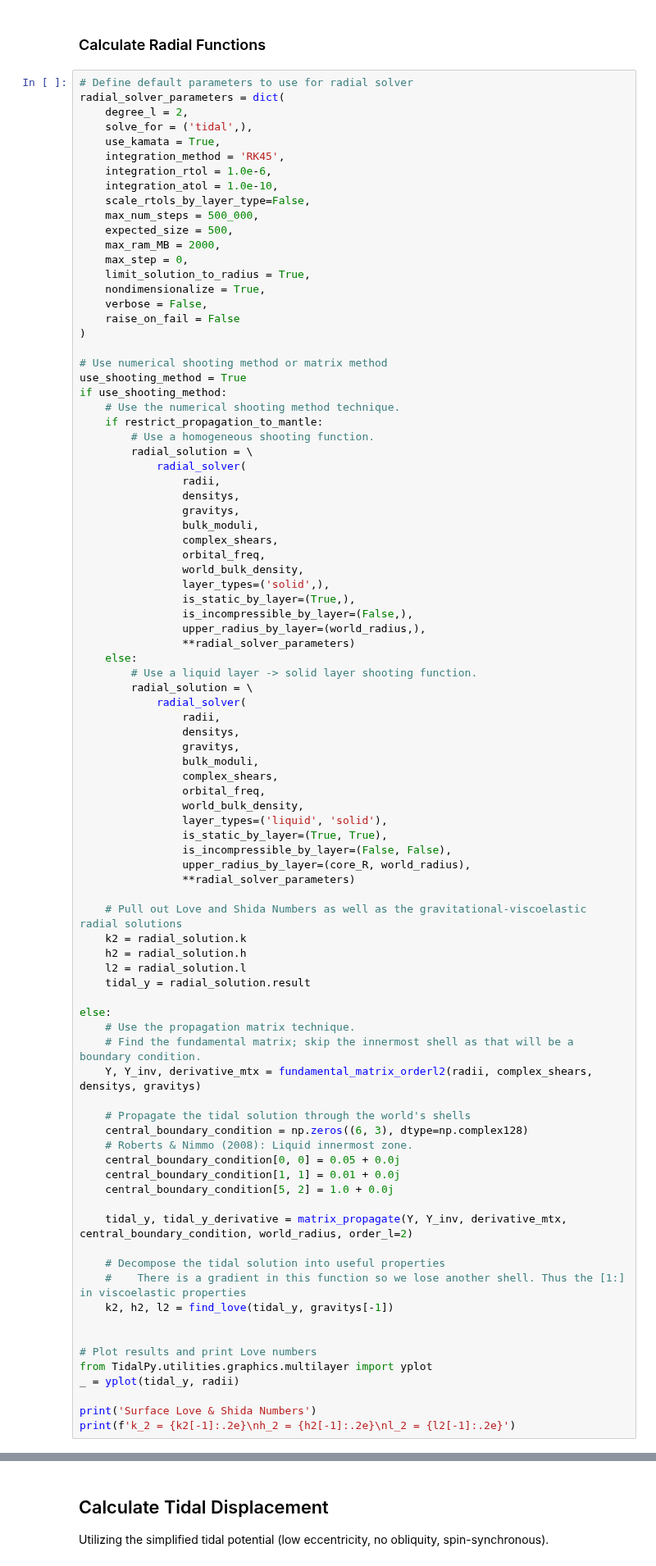
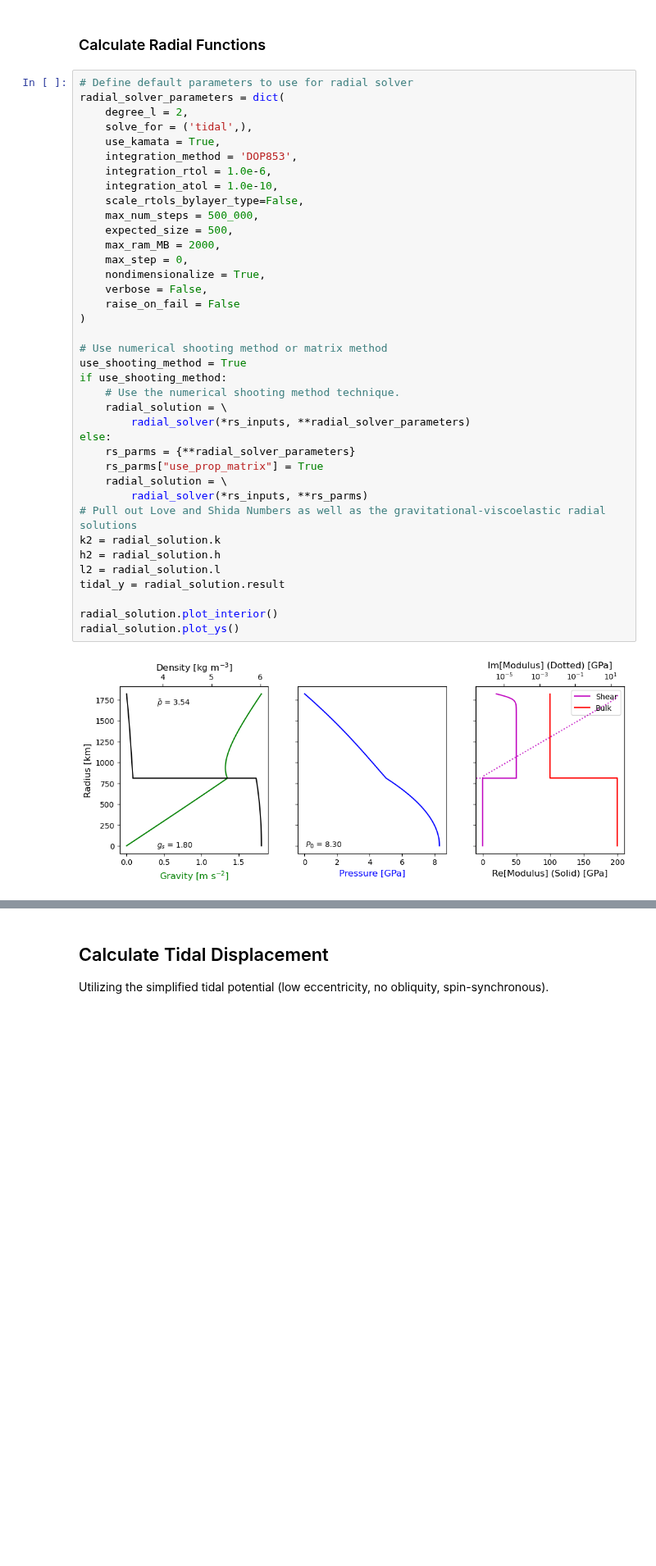
Before and after one commit to jrenaud90/TidalPy, a Jupyter notebook: Demos/6 - Multilayer Heating.ipynb, the cells around one changed output, grey strips where cells are left out. Shown at 82% size. Cells and saved outputs as stored; diff of their text form; blank space fills up the shorter version.

```diff
--- a/Demos/6 - Multilayer Heating.ipynb
+++ b/Demos/6 - Multilayer Heating.ipynb
@@ -225,88 +110,40 @@ array([  16530.6122449 ,   32723.86505623,   48917.11786756,
 # %%
 # Define default parameters to use for radial solver
 radial_solver_parameters = dict(
     degree_l = 2,
     solve_for = ('tidal',),
     use_kamata = True,
-    integration_method = 'RK45',
+    integration_method = 'DOP853',
     integration_rtol = 1.0e-6,
     integration_atol = 1.0e-10,
-    scale_rtols_by_layer_type=False,
+    scale_rtols_bylayer_type=False,
     max_num_steps = 500_000,
     expected_size = 500,
     max_ram_MB = 2000,
     max_step = 0,
-    limit_solution_to_radius = True,
     nondimensionalize = True,
     verbose = False,
     raise_on_fail = False
 )
 
 # Use numerical shooting method or matrix method
 use_shooting_method = True
 if use_shooting_method:
     # Use the numerical shooting method technique.
-    if restrict_propagation_to_mantle:
-        # Use a homogeneous shooting function.
-        radial_solution = \
-            radial_solver(
-                radii,
-                densitys,
-                gravitys,
-                bulk_moduli,
-                complex_shears,
-                orbital_freq,
-                world_bulk_density,
-                layer_types=('solid',),
-                is_static_by_layer=(True,),
-                is_incompressible_by_layer=(False,),
-                upper_radius_by_layer=(world_radius,),
-                **radial_solver_parameters)
-    else:
-        # Use a liquid layer -> solid layer shooting function.
-        radial_solution = \
-            radial_solver(
-                radii,
-                densitys,
-                gravitys,
-                bulk_moduli,
-                complex_shears,
-                orbital_freq,
-                world_bulk_density,
-                layer_types=('liquid', 'solid'),
-                is_static_by_layer=(True, True),
-                is_incompressible_by_layer=(False, False),
-                upper_radius_by_layer=(core_R, world_radius),
-                **radial_solver_parameters)
+    radial_solution = \
+        radial_solver(*rs_inputs, **radial_solver_parameters)
+else:
+    rs_parms = {**radial_solver_parameters}
+    rs_parms["use_prop_matrix"] = True
+    radial_solution = \
+        radial_solver(*rs_inputs, **rs_parms)
+# Pull out Love and Shida Numbers as well as the gravitational-viscoelastic radial solutions
+k2 = radial_solution.k
+h2 = radial_solution.h
+l2 = radial_solution.l
+tidal_y = radial_solution.result
 
-    # Pull out Love and Shida Numbers as well as the gravitational-viscoelastic radial solutions
-    k2 = radial_solution.k
-    h2 = radial_solution.h
-    l2 = radial_solution.l
-    tidal_y = radial_solution.result
-
-else:
-    # Use the propagation matrix technique.
-    # Find the fundamental matrix; skip the innermost shell as that will be a boundary condition.
-    Y, Y_inv, derivative_mtx = fundamental_matrix_orderl2(radii, complex_shears, densitys, gravitys)
-
-    # Propagate the tidal solution through the world's shells
-    central_boundary_condition = np.zeros((6, 3), dtype=np.complex128)
-    # Roberts & Nimmo (2008): Liquid innermost zone.
-    central_boundary_condition[0, 0] = 0.05 + 0.0j
-    central_boundary_condition[1, 1] = 0.01 + 0.0j
-    central_boundary_condition[5, 2] = 1.0 + 0.0j
-
-    tidal_y, tidal_y_derivative = matrix_propagate(Y, Y_inv, derivative_mtx, central_boundary_condition, world_radius, order_l=2)
-
-    # Decompose the tidal solution into useful properties
-    #    There is a gradient in this function so we lose another shell. Thus the [1:] in viscoelastic properties
-    k2, h2, l2 = find_love(tidal_y, gravitys[-1])
-
-
-# Plot results and print Love numbers
-from TidalPy.utilities.graphics.multilayer import yplot
-_ = yplot(tidal_y, radii)
-
-print('Surface Love & Shida Numbers')
-print(f'k_2 = {k2[-1]:.2e}\nh_2 = {h2[-1]:.2e}\nl_2 = {l2[-1]:.2e}')
+radial_solution.plot_interior()
+radial_solution.plot_ys()
+# %% [output]
+[figure, added]
```
Also changed, not shown: parts of 19 cells of this notebook, 10 other files.
